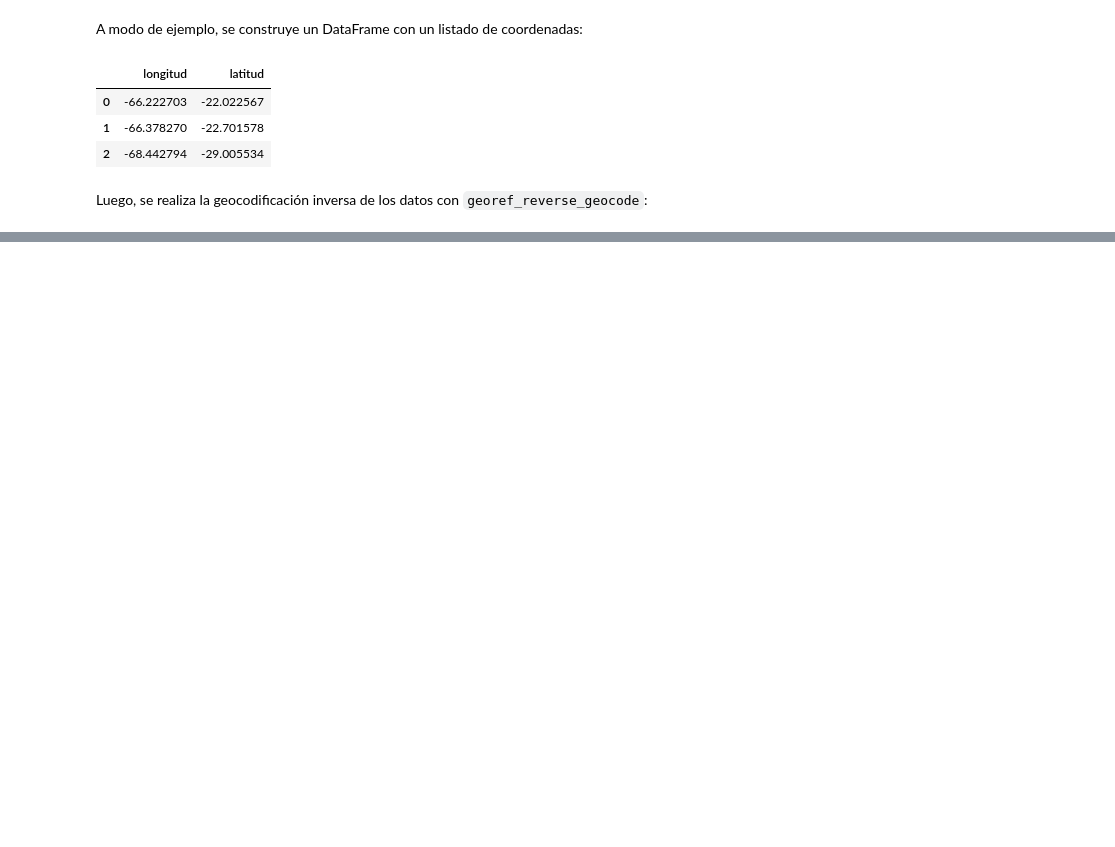
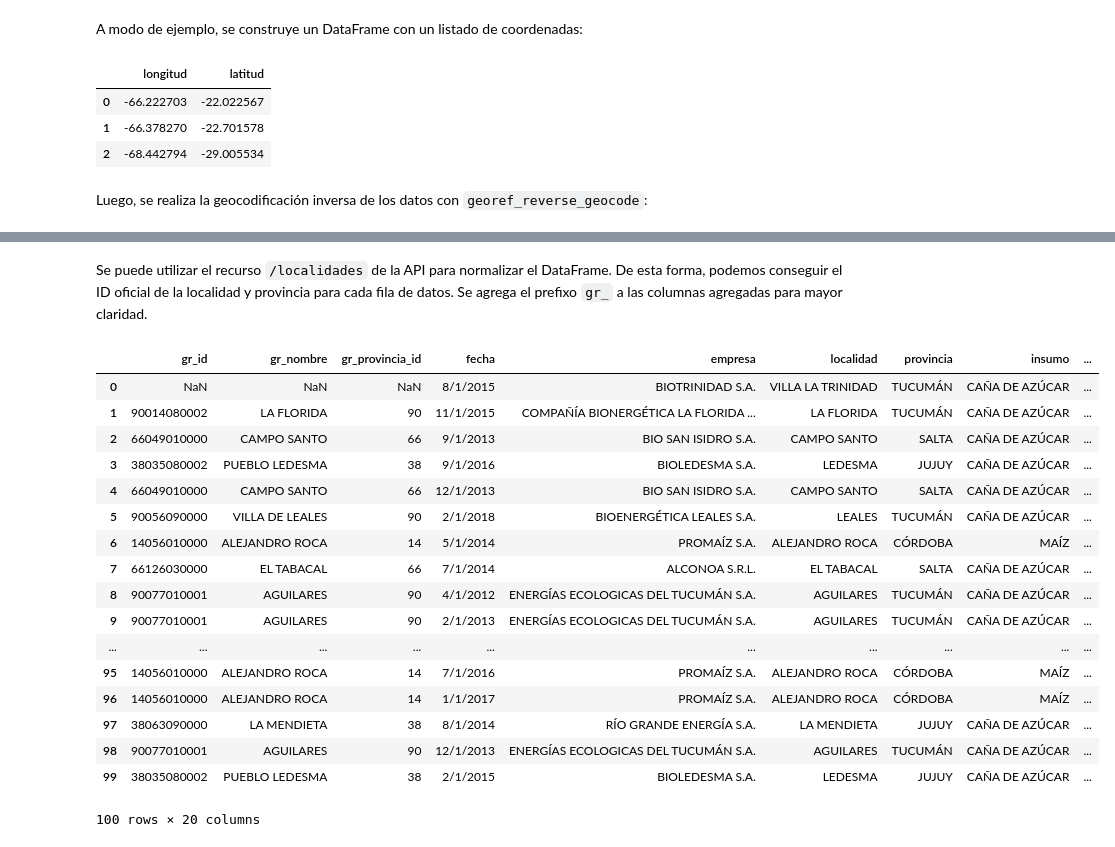
Before and after one commit to datosgobar/taller-georef-pyconar-2018, a Jupyter notebook: pyconar.ipynb, the cells around one changed output, grey strips where cells are left out. Saved outputs shown, nothing was run; the diff lists cells and outputs as text; code cells hidden in the pictures; blank space fills up the shorter version.

Commit message:
Agrega normalización de primeros cuatro archivos y agrega uno nuevo.

```diff
--- a/pyconar.ipynb
+++ b/pyconar.ipynb
@@ -240,0 +250,6 @@ df_example2.join(georef_reverse_geocode(df_example2, {'lat': 'latitud', 'lon': '
+# %%
+df_bioetanol = load_csv('bioetanol.csv')
+df_justicia = load_csv('centros-acceso-justicia-activos.csv')
+df_rencap = load_csv('denuncias-rencap-2018-10-02.csv')
+df_minerales = load_csv('geologa-climatologa-yacimientos-minerales.csv')
+df_puntos_digitales = load_csv('puntos-digitales.csv')
@@ -240,0 +271,29 @@ df_example2.join(georef_reverse_geocode(df_example2, {'lat': 'latitud', 'lon': '
+# %% [markdown]
+Se puede utilizar el recurso `/localidades` de la API para normalizar el DataFrame. De esta forma, podemos conseguir el ID oficial de la localidad y provincia para cada fila de datos. Se agrega el prefixo `gr_` a las columnas agregadas para mayor claridad.
+# %%
+georef_normalize_entities(
+    df_bioetanol,
+    'localidades',
+    {'nombre': 'localidad', 'provincia': 'provincia'},
+    {'campos': 'id, nombre, provincia.id'},
+    prefix='gr_'
+)
+# %% [output]
+|  | gr_id | gr_nombre | gr_provincia_id | fecha | empresa | localidad | provincia | insumo | ... |
+| 0 | NaN | NaN | NaN | 8/1/2015 | BIOTRINIDAD S.A. | VILLA LA TRINIDAD | TUCUMÁN | CAÑA DE AZÚCAR | ... |
+| 1 | 90014080002 | LA FLORIDA | 90 | 11/1/2015 | COMPAÑÍA BIONERGÉTICA LA FLORIDA ... | LA FLORIDA | TUCUMÁN | CAÑA DE AZÚCAR | ... |
+| 2 | 66049010000 | CAMPO SANTO | 66 | 9/1/2013 | BIO SAN ISIDRO S.A. | CAMPO SANTO | SALTA | CAÑA DE AZÚCAR | ... |
+| 3 | 38035080002 | PUEBLO LEDESMA | 38 | 9/1/2016 | BIOLEDESMA S.A. | LEDESMA | JUJUY | CAÑA DE AZÚCAR | ... |
+| 4 | 66049010000 | CAMPO SANTO | 66 | 12/1/2013 | BIO SAN ISIDRO S.A. | CAMPO SANTO | SALTA | CAÑA DE AZÚCAR | ... |
+| 5 | 90056090000 | VILLA DE LEALES | 90 | 2/1/2018 | BIOENERGÉTICA LEALES S.A. | LEALES | TUCUMÁN | CAÑA DE AZÚCAR | ... |
+| 6 | 14056010000 | ALEJANDRO ROCA | 14 | 5/1/2014 | PROMAÍZ S.A. | ALEJANDRO ROCA | CÓRDOBA | MAÍZ | ... |
+| 7 | 66126030000 | EL TABACAL | 66 | 7/1/2014 | ALCONOA S.R.L. | EL TABACAL | SALTA | CAÑA DE AZÚCAR | ... |
+| 8 | 90077010001 | AGUILARES | 90 | 4/1/2012 | ENERGÍAS ECOLOGICAS DEL TUCUMÁN S.A. | AGUILARES | TUCUMÁN | CAÑA DE AZÚCAR | ... |
+| 9 | 90077010001 | AGUILARES | 90 | 2/1/2013 | ENERGÍAS ECOLOGICAS DEL TUCUMÁN S.A. | AGUILARES | TUCUMÁN | CAÑA DE AZÚCAR | ... |
+| ... | ... | ... | ... | ... | ... | ... | ... | ... | ... |
+| 95 | 14056010000 | ALEJANDRO ROCA | 14 | 7/1/2016 | PROMAÍZ S.A. | ALEJANDRO ROCA | CÓRDOBA | MAÍZ | ... |
+| 96 | 14056010000 | ALEJANDRO ROCA | 14 | 1/1/2017 | PROMAÍZ S.A. | ALEJANDRO ROCA | CÓRDOBA | MAÍZ | ... |
+| 97 | 38063090000 | LA MENDIETA | 38 | 8/1/2014 | RÍO GRANDE ENERGÍA S.A. | LA MENDIETA | JUJUY | CAÑA DE AZÚCAR | ... |
+| 98 | 90077010001 | AGUILARES | 90 | 12/1/2013 | ENERGÍAS ECOLOGICAS DEL TUCUMÁN S.A. | AGUILARES | TUCUMÁN | CAÑA DE AZÚCAR | ... |
+| 99 | 38035080002 | PUEBLO LEDESMA | 38 | 2/1/2015 | BIOLEDESMA S.A. | LEDESMA | JUJUY | CAÑA DE AZÚCAR | ... |
+100 rows × 20 columns
```
Also changed, not shown: parts of 29 cells of this notebook, 3 other files.
